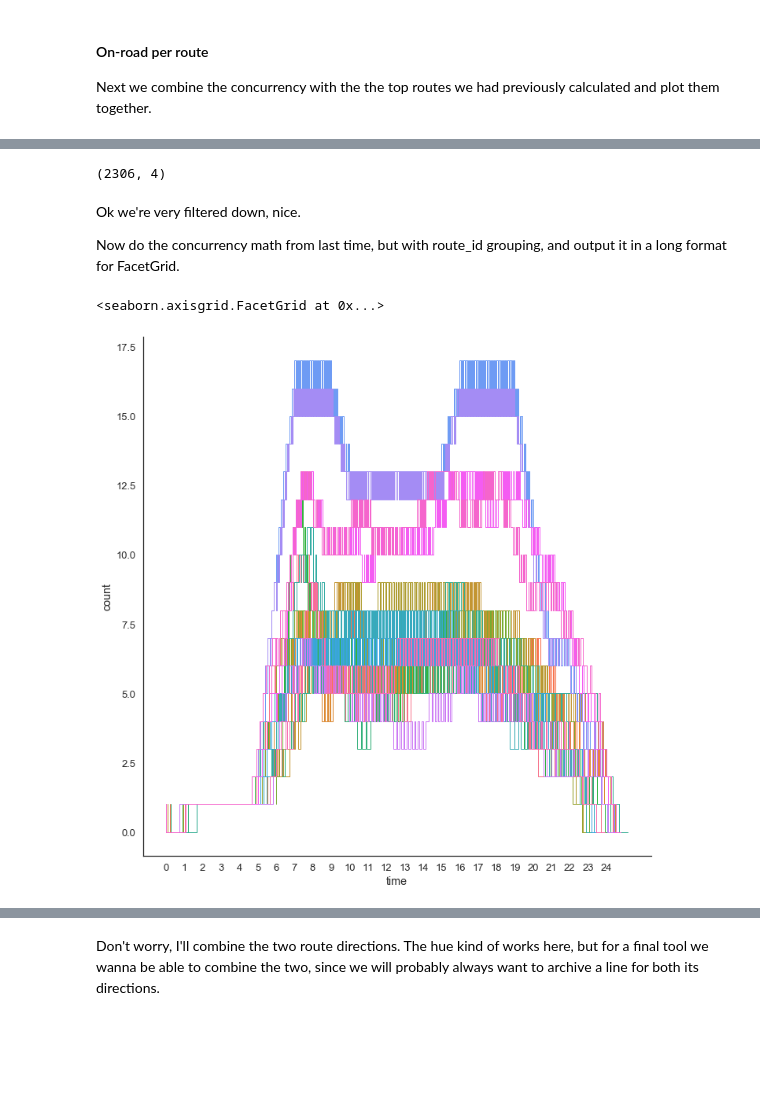
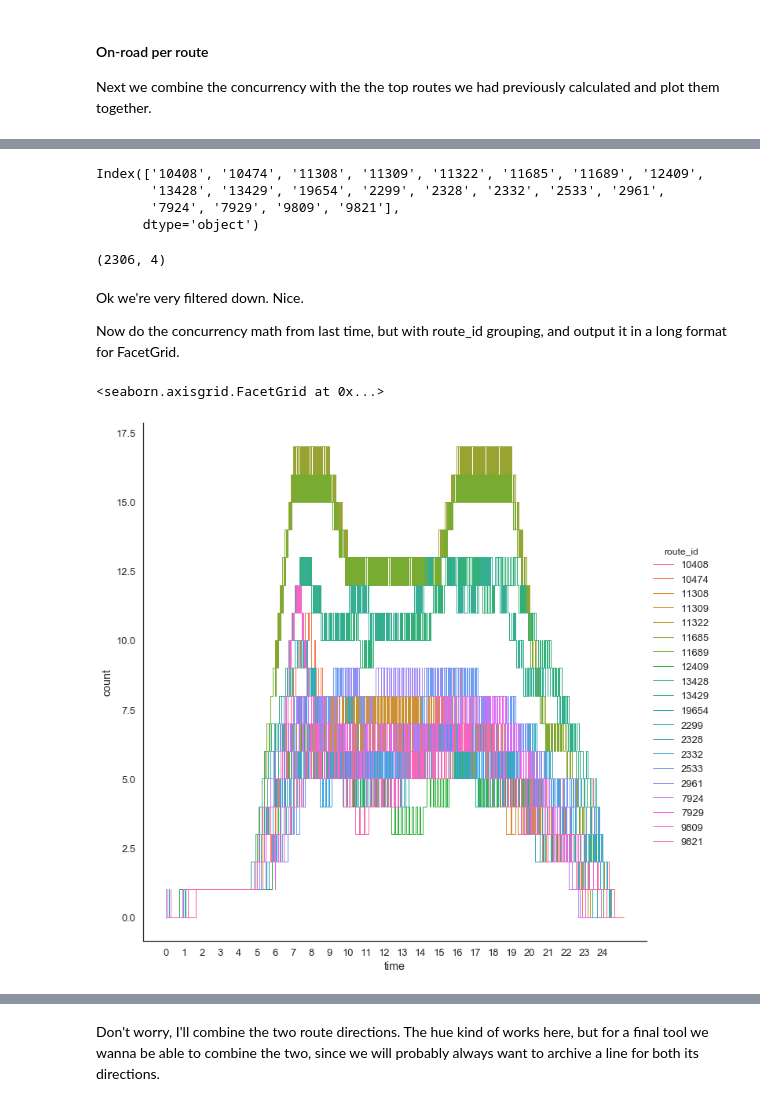
Before and after one commit to cjer/cjer-pelican, a Jupyter notebook: content/notebooks/openbus_2_concurrency.ipynb, the cells around one changed output, grey strips where cells are left out. Drawn from its saved outputs; the diff is of its cells as text; code cells hidden in the pictures; blank space fills up the shorter version.

Commit message:
remove_unused_categories instead of converting to int

```diff
--- a/content/notebooks/openbus_2_concurrency.ipynb
+++ b/content/notebooks/openbus_2_concurrency.ipynb
@@ -28,11 +28,12 @@ On the pedagogical side, I'm covering a few weird and interesting areas with Cat
 We get the data straight from MOT's ftp. Just so I don't repeat the last post, this went out to a separate module.
 # %%
 from gtfs_utils import *
+LOCAL_ZIP_PATH = 'data/sample/gtfs_181218.zip'
 
 conn = ftp_connect()
 ftp_dir = get_ftp_dir(conn)
 UPTODATE = 90 #days
-our_uptodateness = get_uptodateness(ftp_dir)
+our_uptodateness = get_uptodateness(ftp_dir, local_zip_path=LOCAL_ZIP_PATH)
 
 if our_uptodateness > UPTODATE:
     get_ftp_file(conn)
@@ -464,5 +463,5 @@ fr = (f[f.route_id.isin(route_filter)].groupby(['trip_id', 'route_id'], as_index
      .pipe(to_timedelta)
      .sort_values(['arrival_time', 'departure_time']))
 # converting the categorical to numerical
-fr['route_id'] = fr['route_id'].astype('int')
+fr['route_id'] = fr['route_id'].cat.remove_unused_categories()
 fr.head()
@@ -478,9 +470,16 @@ fr.head()
+# %%
+fr['route_id'].cat.categories
+# %% [output]
+Index(['10408', '10474', '11308', '11309', '11322', '11685', '11689', '12409',
+       '13428', '13429', '19654', '2299', '2328', '2332', '2533', '2961',
+       '7924', '7929', '9809', '9821'],
+      dtype='object')
 # %%
 fr.shape
 # %% [output]
 (2306, 4)
 # %% [markdown]
-Ok we're very filtered down, nice.
+Ok we're very filtered down. Nice.
 
 Now do the concurrency math from last time, but with route_id grouping, and output it in a long format for FacetGrid.
 # %%
@@ -500,10 +499,10 @@ onroad_route = (con.groupby([pd.Grouper(freq='1Min'), 'route_id'])
                 .pipe(to_numeric))
 # %%
 g = sns.FacetGrid(onroad_route, hue='route_id', size=10, aspect=1)
-g.map(plt.step, 'time', 'count', linewidth=1,)#.add_legend()
+g.map(plt.step, 'time', 'count', linewidth=1,).add_legend()
 g.set(xticks=np.arange(25)*60*60*1e9, xticklabels=np.arange(25))
 # %% [output]
 <seaborn.axisgrid.FacetGrid at 0x...>
-[figure, old version]
+[figure, new version]
 # %%
 g = sns.FacetGrid(onroad_route, row='route_id', hue='route_id', size=1, aspect=10,
```
Also changed, not shown: parts of 8 cells of this notebook.
